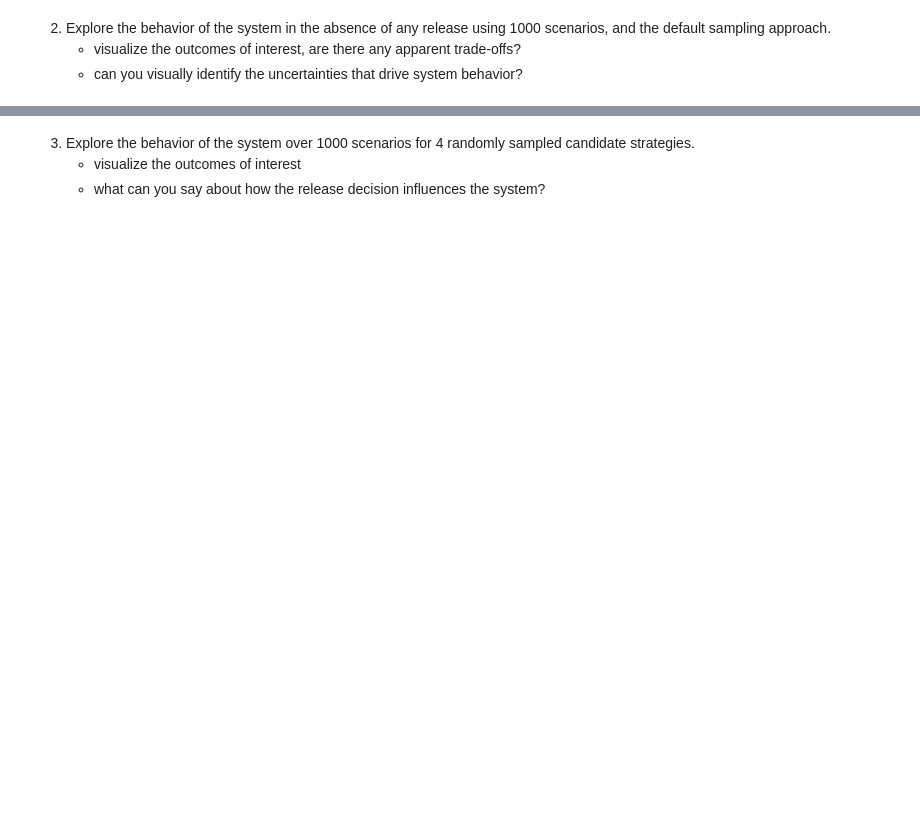
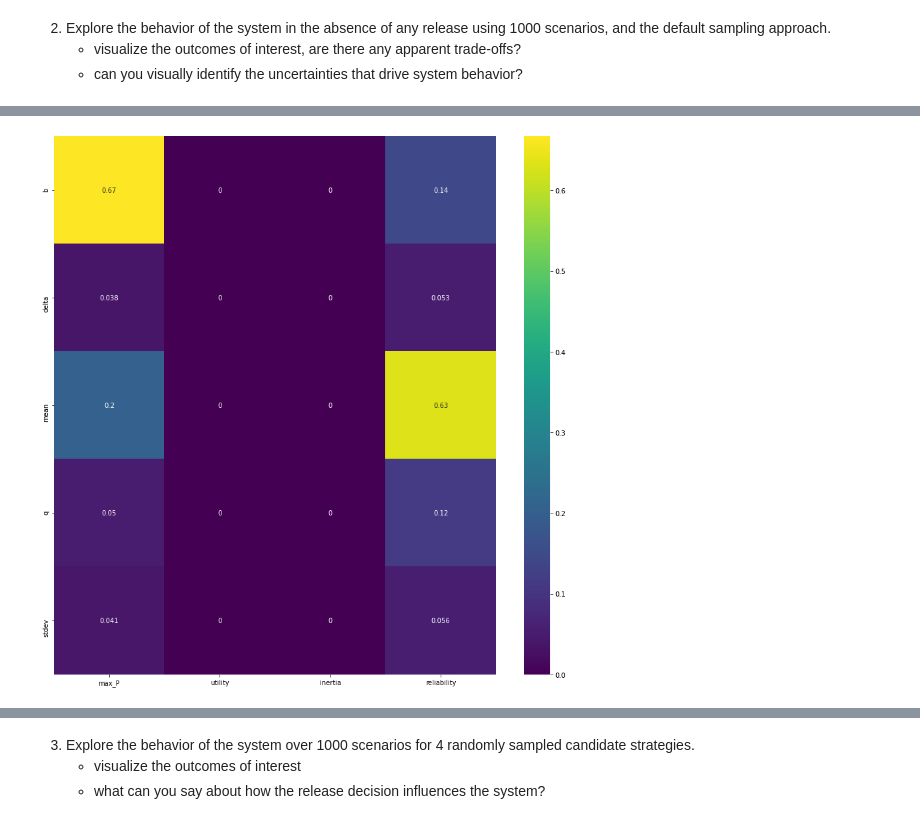
Before and after one commit to Lischip/FabiosDecisions, a Jupyter notebook: epa1361/Week 1-2 - general intro to exploratory modelling/assignment 2 - lakemodel.ipynb, the cells around one changed output, grey strips where cells are left out. Drawn from its saved outputs; the diff is of its cells as text; code cells hidden in the pictures; blank space fills up the shorter version.

```diff
--- a/epa1361/Week 1-2 - general intro to exploratory modelling/assignment 2 - lakemodel.ipynb
+++ b/epa1361/Week 1-2 - general intro to exploratory modelling/assignment 2 - lakemodel.ipynb
@@ -117,0 +123,13 @@ plt.show()
+# %%
+#visually identify the uncertainties that drive system behaviour
+from ema_workbench.analysis import feature_scoring
+
+x = experiments
+y = outcomes
+
+plt.figure(figsize=(15,15))
+fs = feature_scoring.get_feature_scores_all(x, y)
+sns.heatmap(fs, cmap='viridis', annot=True)
+plt.show()
+# %% [output]
+[figure, added]
```
Also changed, not shown: parts of 14 cells of this notebook.
